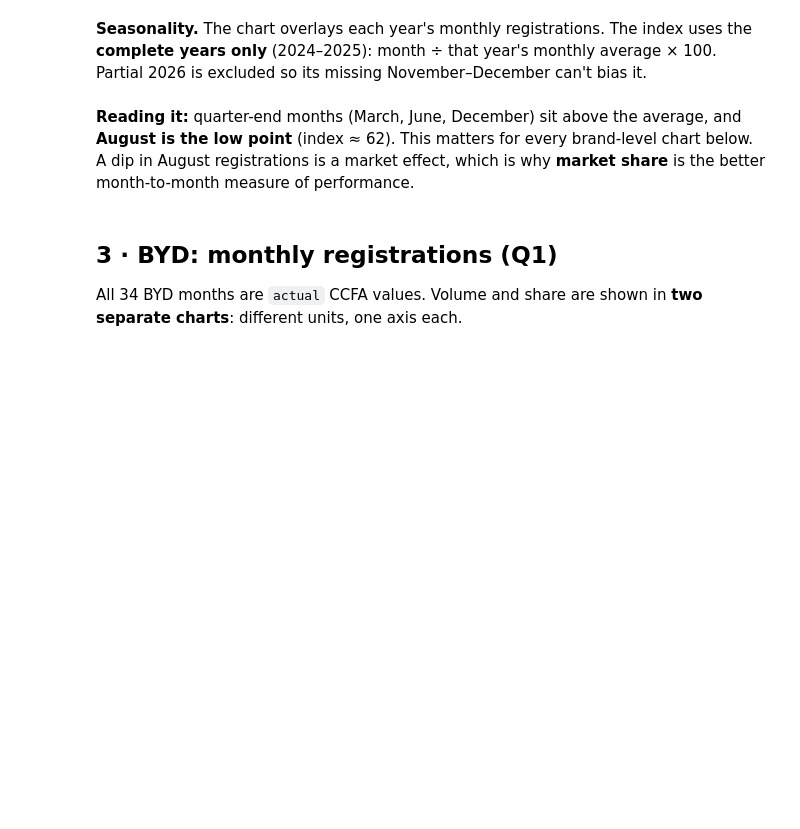
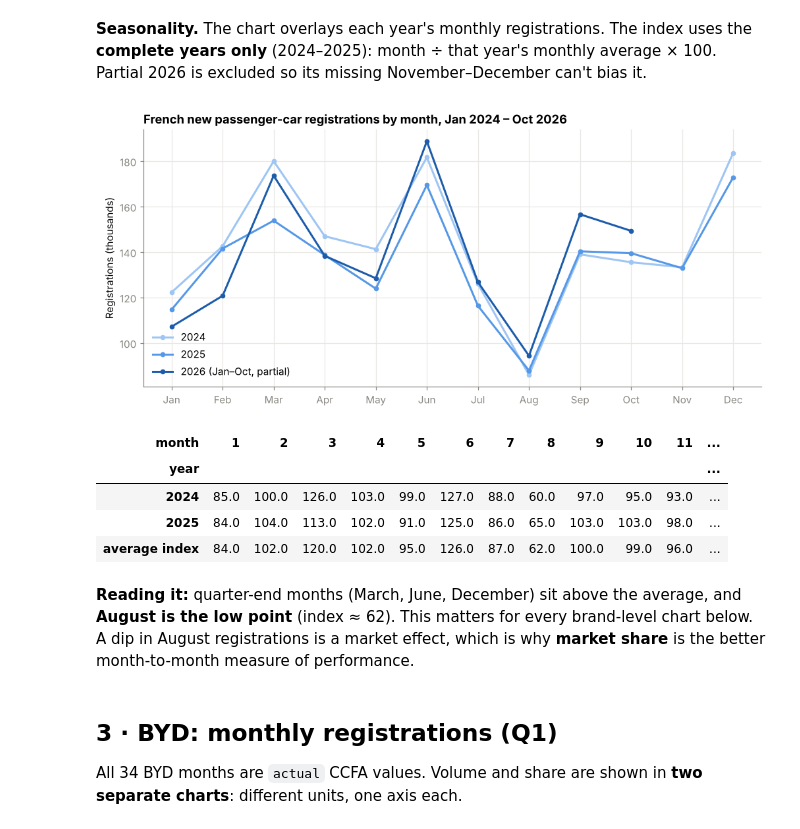
Before and after one commit to Zaheermuhammadasad/byd-france-bi, a Jupyter notebook: notebooks/03_eda.ipynb, the cells around one changed output. Cells and saved outputs as stored; diff of their text form; code cells hidden in the pictures; blank space fills up the shorter version.

```diff
--- a/notebooks/03_eda.ipynb
+++ b/notebooks/03_eda.ipynb
@@ -132,19 +164,26 @@ lfl
 # %%
 fig, ax = plt.subplots()
 for y, g in mm.groupby("year"):
     lab = f"{y}" + (" (Jan–Oct, partial)" if y == 2026 else "")
     ax.plot(g.month, g.market_registrations_month / 1000, marker="o", ms=4, color=YEAR_COLORS[y], label=lab)
 ax.set_xticks(range(1, 13), ["Jan","Feb","Mar","Apr","May","Jun","Jul","Aug","Sep","Oct","Nov","Dec"])
 ax.set_ylabel("Registrations (thousands)")
-ax.set_title("French new passenger-car registrations by month")
+ax.set_title("French new passenger-car registrations by month, Jan 2024 – Oct 2026")
 ax.legend(loc="lower left")
 plt.show()
 
 m2 = mm[mm.year.isin([2024, 2025])].copy()
 m2["index"] = m2.market_registrations_month / m2.groupby("year").market_registrations_month.transform("mean") * 100
 season = m2.pivot(index="month", columns="year", values="index").round(0)
 season["average index"] = season.mean(axis=1).round(0)
 season.T
+# %% [output]
+[figure, added]
+| month | 1 | 2 | 3 | 4 | 5 | 6 | 7 | 8 | 9 | 10 | 11 | ... |
+| year |  |  |  |  |  |  |  |  |  |  |  | ... |
+| 2024 | 85.0 | 100.0 | 126.0 | 103.0 | 99.0 | 127.0 | 88.0 | 60.0 | 97.0 | 95.0 | 93.0 | ... |
+| 2025 | 84.0 | 104.0 | 113.0 | 102.0 | 91.0 | 125.0 | 86.0 | 65.0 | 103.0 | 103.0 | 98.0 | ... |
+| average index | 84.0 | 102.0 | 120.0 | 102.0 | 95.0 | 126.0 | 87.0 | 62.0 | 100.0 | 99.0 | 96.0 | ... |
 # %% [markdown]
 **Reading it:** quarter-end months (March, June, December) sit above the average, and **August is the low point** (index ≈ 62). This matters for every brand-level chart below. A dip in August registrations is a market effect, which is why **market share** is the better month-to-month measure of performance.
 # %% [markdown]
```
Also changed, not shown: parts of 14 cells of this notebook.
